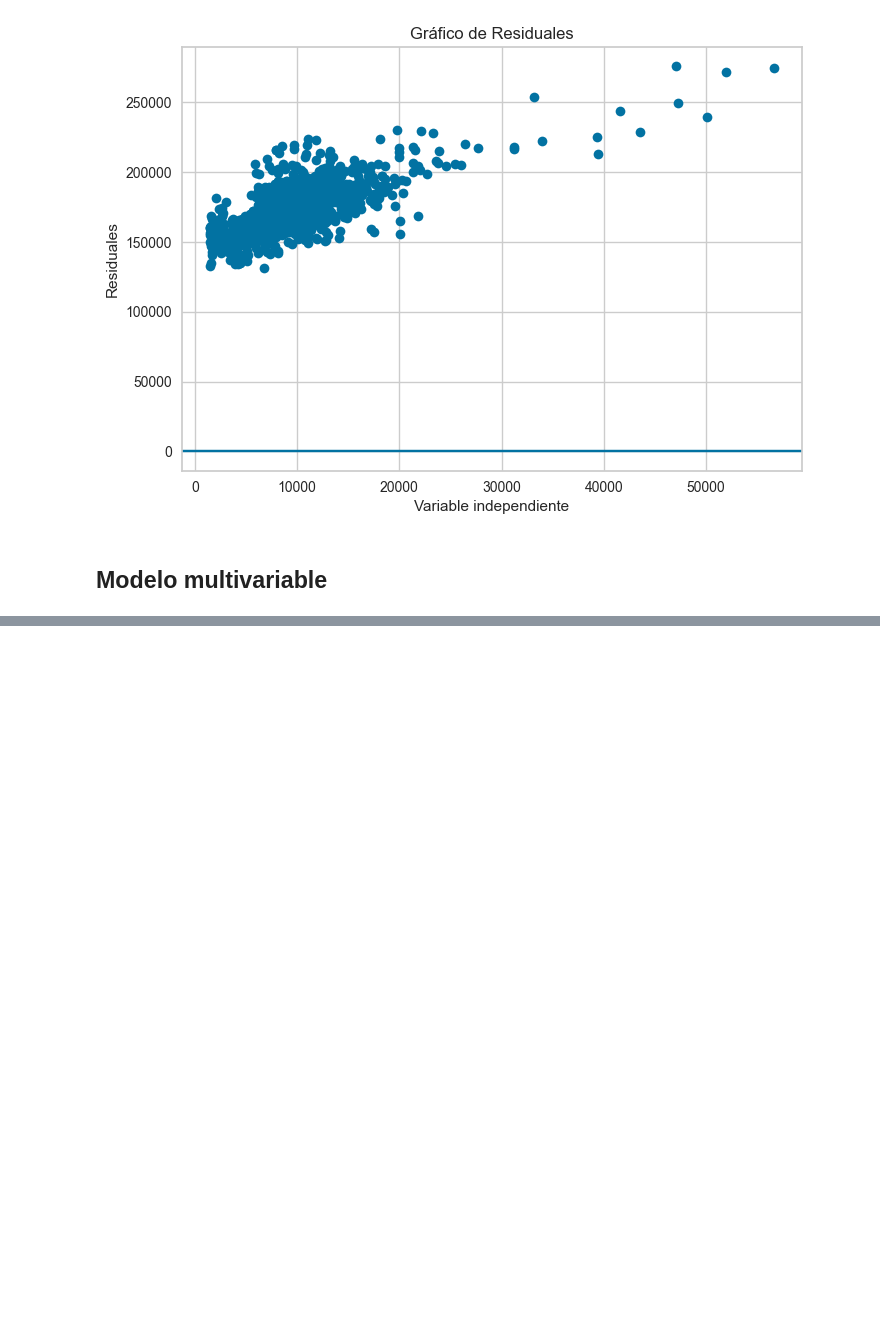
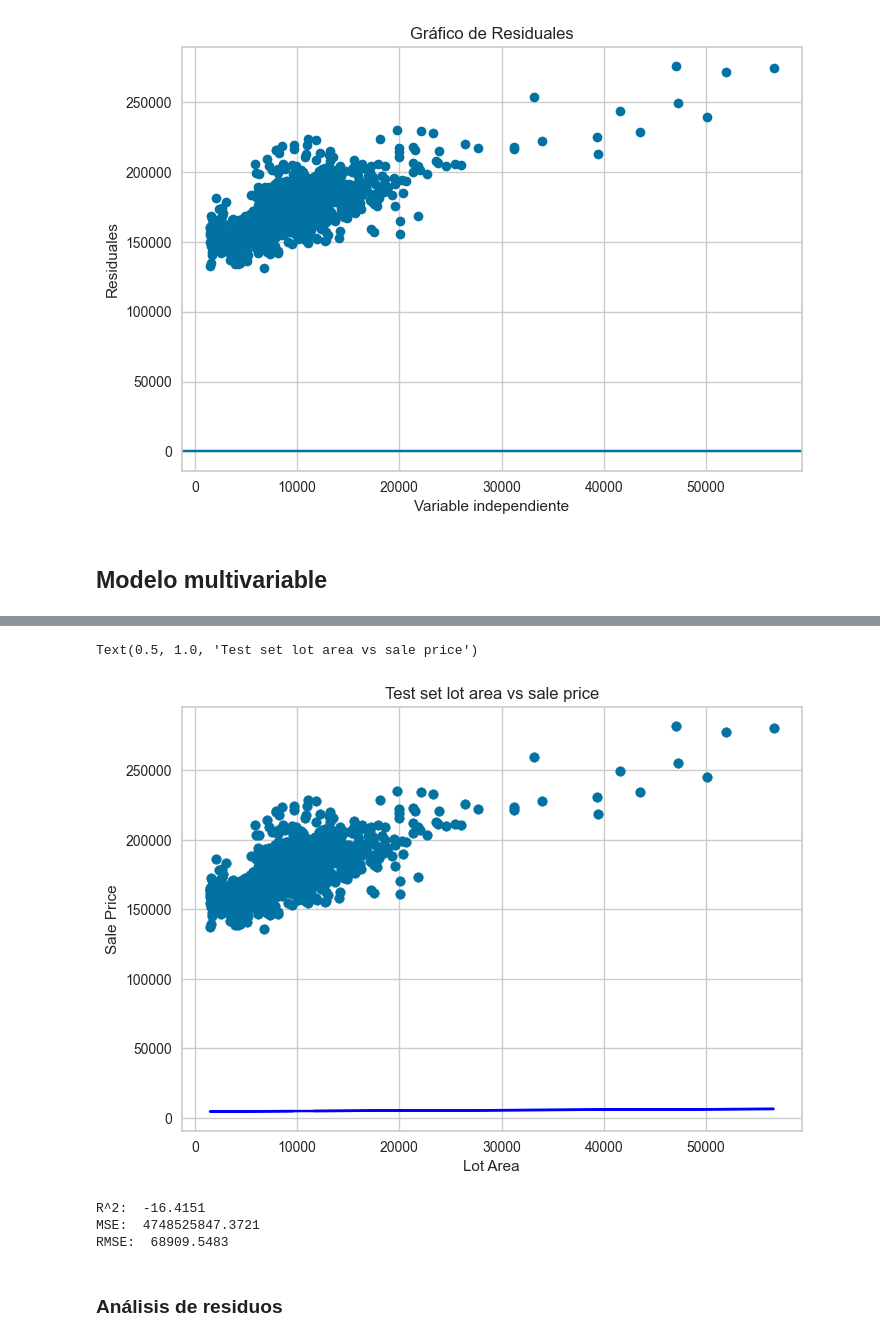
Before and after one commit to Fabiola-cc/InmoValor_SA, a Jupyter notebook: Regresion_lineal.ipynb, the cells around one changed output, grey strips where cells are left out. Drawn from its saved outputs; the diff is of its cells as text; code cells hidden in the pictures; blank space fills up the shorter version.

Commit message:
feat: multivariable linear regression model

```diff
--- a/Regresion_lineal.ipynb
+++ b/Regresion_lineal.ipynb
@@ -127,0 +149,16 @@ Text(0, 0.5, 'Residuales')
+# %%
+y_train = _train.pop("SalePrice")
+
+X_train = _train
+# Iterar sobre las columnas para reemplazar NaN con la moda de cada columna
+for col in X_train.columns:
+    mode_value = X_train[col].mode()[0]  # Obtener el valor más frecuente (moda)
+    X_train[col] = X_train[col].fillna(mode_value)  # Reemplazar los NaN con la moda
+
+y_test = yTest
+
+X_test = _test
+# Iterar sobre las columnas para reemplazar NaN con la moda de cada columna
+for col in X_test.columns:
+    mode_value = X_test[col].mode()[0]  # Obtener el valor más frecuente (moda)
+    X_test[col] = X_test[col].fillna(mode_value)  # Reemplazar los NaN con la moda
@@ -127,0 +183,34 @@ Text(0, 0.5, 'Residuales')
+# %%
+price = y_train.values.reshape(-1,1)
+price_t = y_test.values.reshape(-1,1)
+theRest = X_train.values
+theRest_t = X_test.values
+
+modelo1 = LinearRegression()
+modelo1.fit(theRest, price)
+y_pred_modelo1 = modelo1.predict(theRest_t)
+# %%
+fig = plt.figure()
+plt.scatter(area_t, price_t) # Valor teórico (test)
+plt.plot(area_t, price_pred, color="blue") # valor predicho
+plt.xlabel("Lot Area")
+plt.ylabel("Sale Price")
+plt.title("Test set lot area vs sale price")
+# %% [output]
+Text(0.5, 1.0, 'Test set lot area vs sale price')
+[figure, added]
+# %%
+# Regression metrics
+mse_modelo1=metrics.mean_squared_error(price_t, y_pred_modelo1)
+median_absolute_error_modelo1=metrics.median_absolute_error(price_t, y_pred_modelo1)
+r2_modelo1=metrics.r2_score(price_t, y_pred_modelo1)
+
+print('R^2: ', round(r2_modelo1,4))
+print('MSE: ', round(mse_modelo1,4))
+print('RMSE: ', round(np.sqrt(mse_modelo1),4))
+# %% [output]
+R^2:  -16.4151
+MSE:  4748525847.3721
+RMSE:  68909.5483
+# %% [markdown]
+### Análisis de residuos
```
Also changed, not shown: parts of 10 cells of this notebook.
